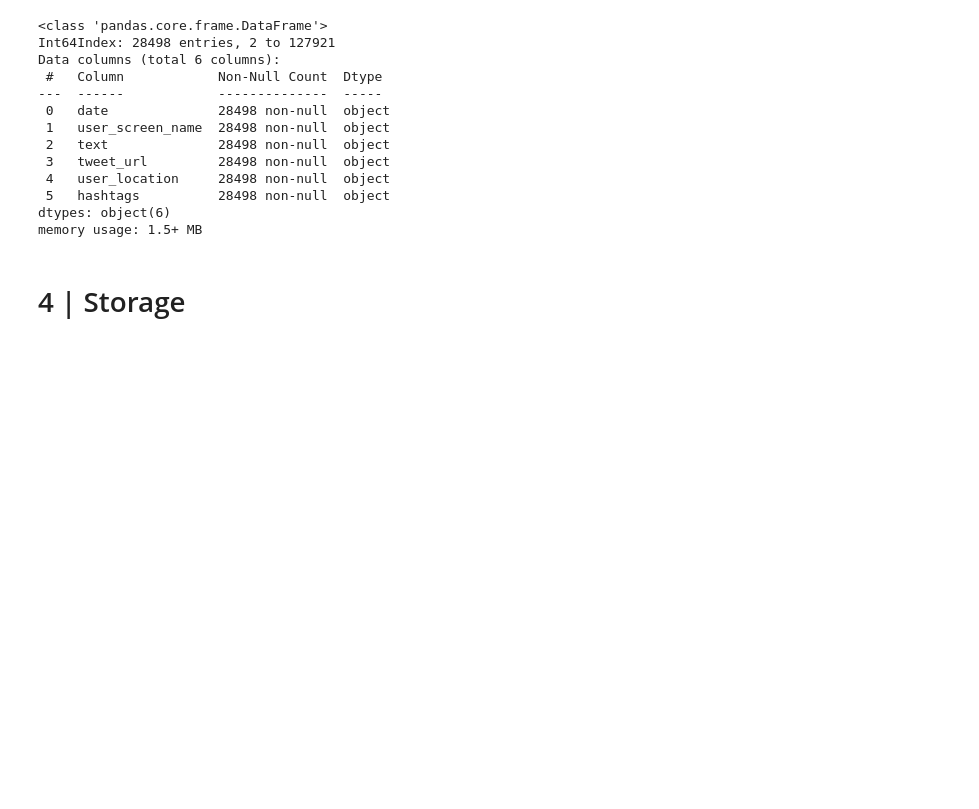
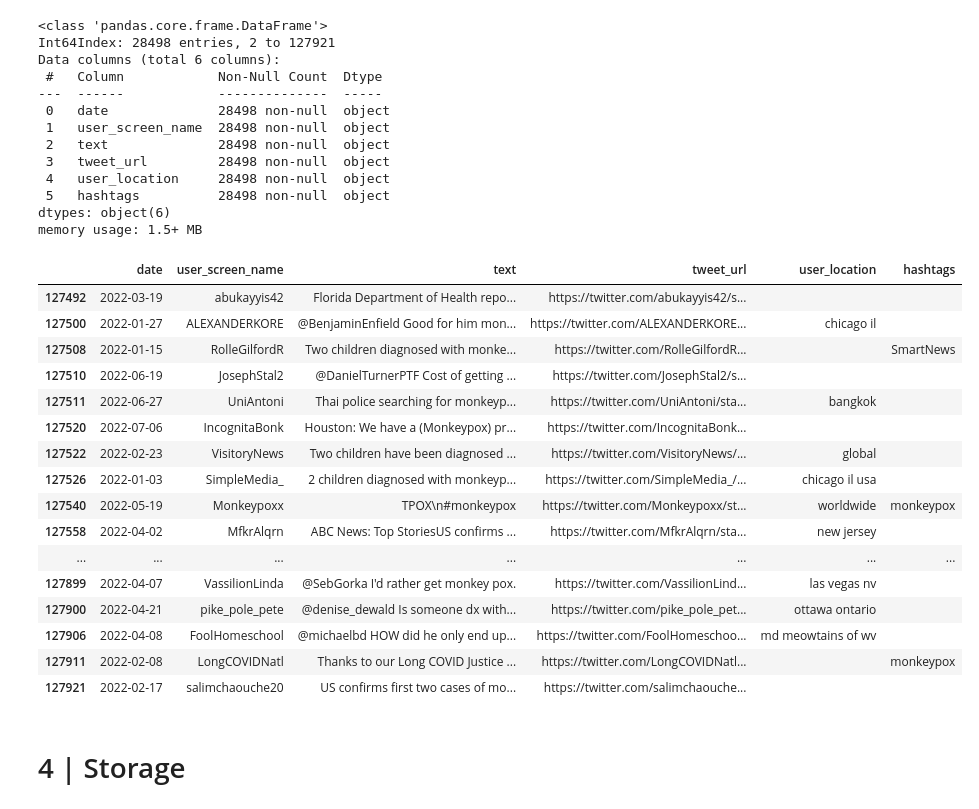
Before and after one commit to slp22/data-engineering-project, a Jupyter notebook: engineering_monkeypox_pipeline.ipynb, the cells around one changed output. Drawn from its saved outputs; the diff is of its cells as text; code cells hidden in the pictures; blank space fills up the shorter version.

```diff
--- a/engineering_monkeypox_pipeline.ipynb
+++ b/engineering_monkeypox_pipeline.ipynb
@@ -552,6 +553,26 @@ memory usage: 1.5+ MB
 df.to_pickle('/content/drive/MyDrive/tweets.pkl')
 df.to_csv(r'/content/drive/MyDrive/tweets.csv', index=False)
 df.to_csv(r'/content/tweets.csv', index=False)
+# %%
+df.tail(40)
+# %% [output]
+|  | date | user_screen_name | text | tweet_url | user_location | hashtags |
+| 127492 | 2022-03-19 | abukayyis42 | Florida Department of Health repo... | https://twitter.com/abukayyis42/s... |  |  |
+| 127500 | 2022-01-27 | ALEXANDERKORE | @BenjaminEnfield Good for him mon... | https://twitter.com/ALEXANDERKORE... | chicago il |  |
+| 127508 | 2022-01-15 | RolleGilfordR | Two children diagnosed with monke... | https://twitter.com/RolleGilfordR... |  | SmartNews |
+| 127510 | 2022-06-19 | JosephStal2 | @DanielTurnerPTF Cost of getting ... | https://twitter.com/JosephStal2/s... |  |  |
+| 127511 | 2022-06-27 | UniAntoni | Thai police searching for monkeyp... | https://twitter.com/UniAntoni/sta... | bangkok |  |
+| 127520 | 2022-07-06 | IncognitaBonk | Houston: We have a (Monkeypox) pr... | https://twitter.com/IncognitaBonk... |  |  |
+| 127522 | 2022-02-23 | VisitoryNews | Two children have been diagnosed ... | https://twitter.com/VisitoryNews/... | global |  |
+| 127526 | 2022-01-03 | SimpleMedia_ | 2 children diagnosed with monkeyp... | https://twitter.com/SimpleMedia_/... | chicago il usa |  |
+| 127540 | 2022-05-19 | Monkeypoxx | TPOX\n#monkeypox | https://twitter.com/Monkeypoxx/st... | worldwide | monkeypox |
+| 127558 | 2022-04-02 | MfkrAlqrn | ABC News: Top StoriesUS confirms ... | https://twitter.com/MfkrAlqrn/sta... | new jersey |  |
+| ... | ... | ... | ... | ... | ... | ... |
+| 127899 | 2022-04-07 | VassilionLinda | @SebGorka I'd rather get monkey pox. | https://twitter.com/VassilionLind... | las vegas nv |  |
+| 127900 | 2022-04-21 | pike_pole_pete | @denise_dewald Is someone dx with... | https://twitter.com/pike_pole_pet... | ottawa ontario |  |
+| 127906 | 2022-04-08 | FoolHomeschool | @michaelbd HOW did he only end up... | https://twitter.com/FoolHomeschoo... | md meowtains of wv |  |
+| 127911 | 2022-02-08 | LongCOVIDNatl | Thanks to our Long COVID Justice ... | https://twitter.com/LongCOVIDNatl... |  | monkeypox |
+| 127921 | 2022-02-17 | salimchaouche20 | US confirms first two cases of mo... | https://twitter.com/salimchaouche... |  |  |
 # %% [markdown]
 # 4 | Storage
 # %% [markdown]
```
Also changed, not shown: parts of 14 cells of this notebook.
